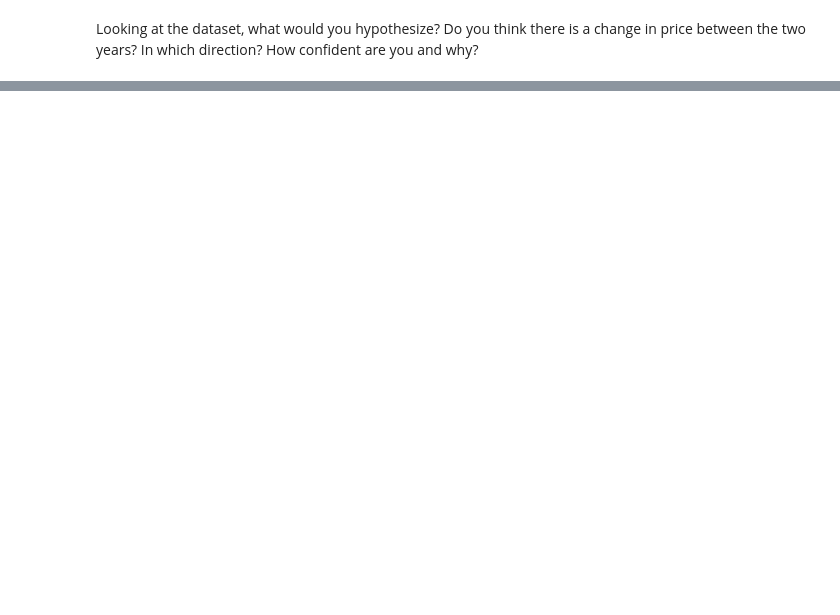
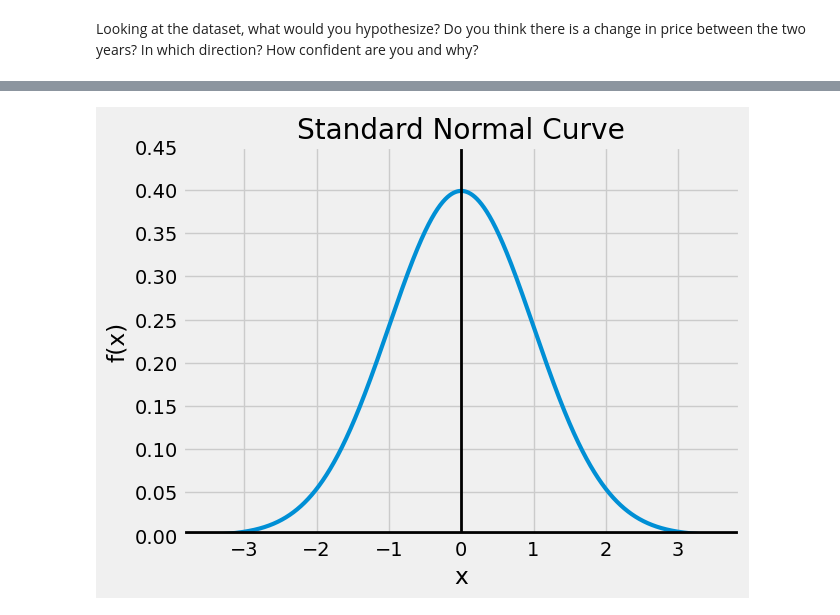
Before and after one commit to ds-modules/CalTeach-FA22, a Jupyter notebook: avacado/Avocado_Analysis.ipynb, the cells around one changed output, grey strips where cells are left out. Saved outputs shown, nothing was run; the diff lists cells and outputs as text; code cells hidden in the pictures; blank space fills up the shorter version.

Commit message:
finish translating plan.md to Jupyter, add data visualizations

```diff
--- a/avacado/Avocado_Analysis.ipynb
+++ b/avacado/Avocado_Analysis.ipynb
@@ -221,0 +196,15 @@ And that’s how you perform a t-test!
+# %%
+# Don't worry too much about this code, we're just trying to get a good visualization of a normal curve.
+fig, ax = plt.subplots()
+plt.style.use('fivethirtyeight')
+x = np.arange(-3.5, 3.5, 0.001)
+ax.plot(x, norm.pdf(x), linewidth=3)
+ax.set_ylim(0, 0.45)
+plt.axvline(x=0, linewidth=2, color="black")
+plt.axhline(y=0, linewidth=7, color="black")
+ax.set_title('Standard Normal Curve')
+ax.set_xlabel('x')
+ax.set_ylabel('f(x)')
+plt.show()
+# %% [output]
+[figure, added]
```
Also changed, not shown: parts of 54 cells of this notebook.
